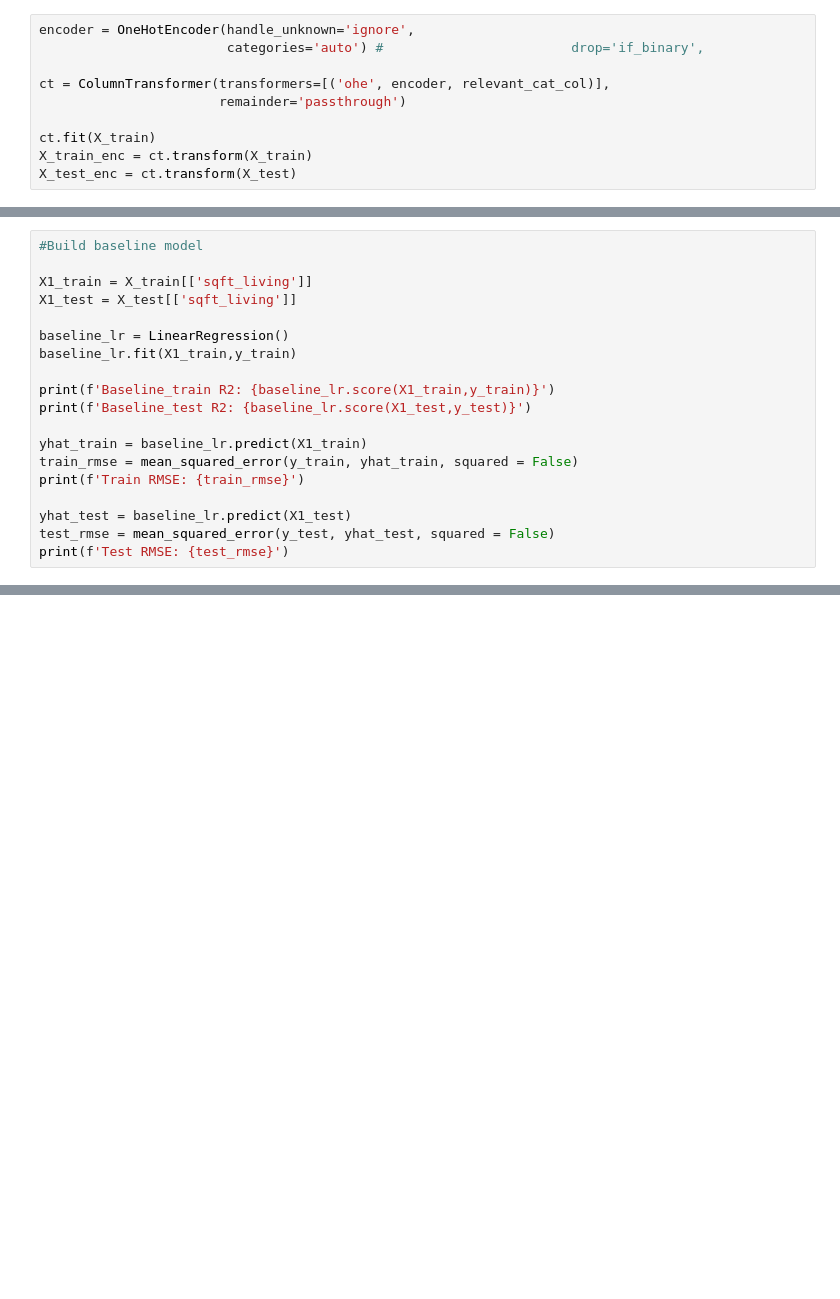
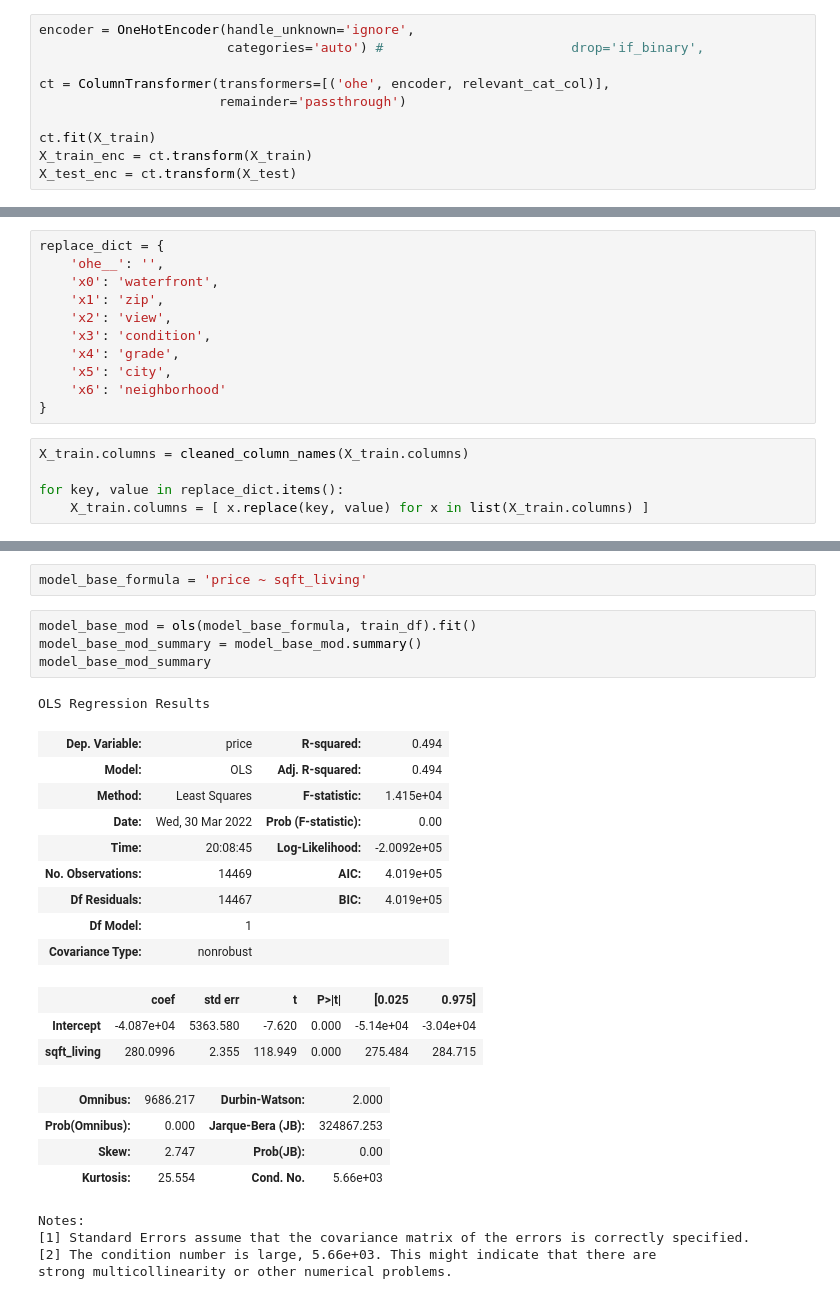
Before and after one commit to hanis-z/King-County-Millenial-homeowner-program, a Jupyter notebook: individualNotebooks/Greg_King_County_notebook.ipynb, the cells around one changed output, grey strips where cells are left out. Drawn from its saved outputs; the diff is of its cells as text; blank space fills up the shorter version.

```diff
--- a/individualNotebooks/Greg_King_County_notebook.ipynb
+++ b/individualNotebooks/Greg_King_County_notebook.ipynb
@@ -533,19 +430,0 @@ def build_model(X_train, X_test, y_train, y_test):
-# %%
-#Build baseline model
-
-X1_train = X_train[['sqft_living']]
-X1_test = X_test[['sqft_living']]
-
-baseline_lr = LinearRegression()
-baseline_lr.fit(X1_train,y_train)
-
-print(f'Baseline_train R2: {baseline_lr.score(X1_train,y_train)}')
-print(f'Baseline_test R2: {baseline_lr.score(X1_test,y_test)}')
-
-yhat_train = baseline_lr.predict(X1_train)
-train_rmse = mean_squared_error(y_train, yhat_train, squared = False)
-print(f'Train RMSE: {train_rmse}')
-
-yhat_test = baseline_lr.predict(X1_test)
-test_rmse = mean_squared_error(y_test, yhat_test, squared = False)
-print(f'Test RMSE: {test_rmse}')
@@ -953,0 +435,16 @@ display(vif)
+# %%
+replace_dict = {
+    'ohe__': '',
+    'x0': 'waterfront',
+    'x1': 'zip',
+    'x2': 'view',
+    'x3': 'condition',
+    'x4': 'grade',
+    'x5': 'city',
+    'x6': 'neighborhood'
+}
+# %%
+X_train.columns = cleaned_column_names(X_train.columns)
+
+for key, value in replace_dict.items():
+    X_train.columns = [ x.replace(key, value) for x in list(X_train.columns) ]
@@ -953,0 +496,28 @@ display(vif)
+# %%
+model_base_formula = 'price ~ sqft_living'
+# %%
+model_base_mod = ols(model_base_formula, train_df).fit()
+model_base_mod_summary = model_base_mod.summary()
+model_base_mod_summary
+# %% [output]
+OLS Regression Results
+| Dep. Variable: | price | R-squared: | 0.494 |
+| Model: | OLS | Adj. R-squared: | 0.494 |
+| Method: | Least Squares | F-statistic: | 1.415e+04 |
+| Date: | Wed, 30 Mar 2022 | Prob (F-statistic): | 0.00 |
+| Time: | 20:08:45 | Log-Likelihood: | -2.0092e+05 |
+| No. Observations: | 14469 | AIC: | 4.019e+05 |
+| Df Residuals: | 14467 | BIC: | 4.019e+05 |
+| Df Model: | 1 |  |  |
+| Covariance Type: | nonrobust |  |  |
+|  | coef | std err | t | P>|t| | [0.025 | 0.975] |
+| Intercept | -4.087e+04 | 5363.580 | -7.620 | 0.000 | -5.14e+04 | -3.04e+04 |
+| sqft_living | 280.0996 | 2.355 | 118.949 | 0.000 | 275.484 | 284.715 |
+| Omnibus: | 9686.217 | Durbin-Watson: | 2.000 |
+| Prob(Omnibus): | 0.000 | Jarque-Bera (JB): | 324867.253 |
+| Skew: | 2.747 | Prob(JB): | 0.00 |
+| Kurtosis: | 25.554 | Cond. No. | 5.66e+03 |
+Notes:
+[1] Standard Errors assume that the covariance matrix of the errors is correctly specified.
+[2] The condition number is large, 5.66e+03. This might indicate that there are
+strong multicollinearity or other numerical problems.
```
Also changed, not shown: parts of 70 cells of this notebook.
